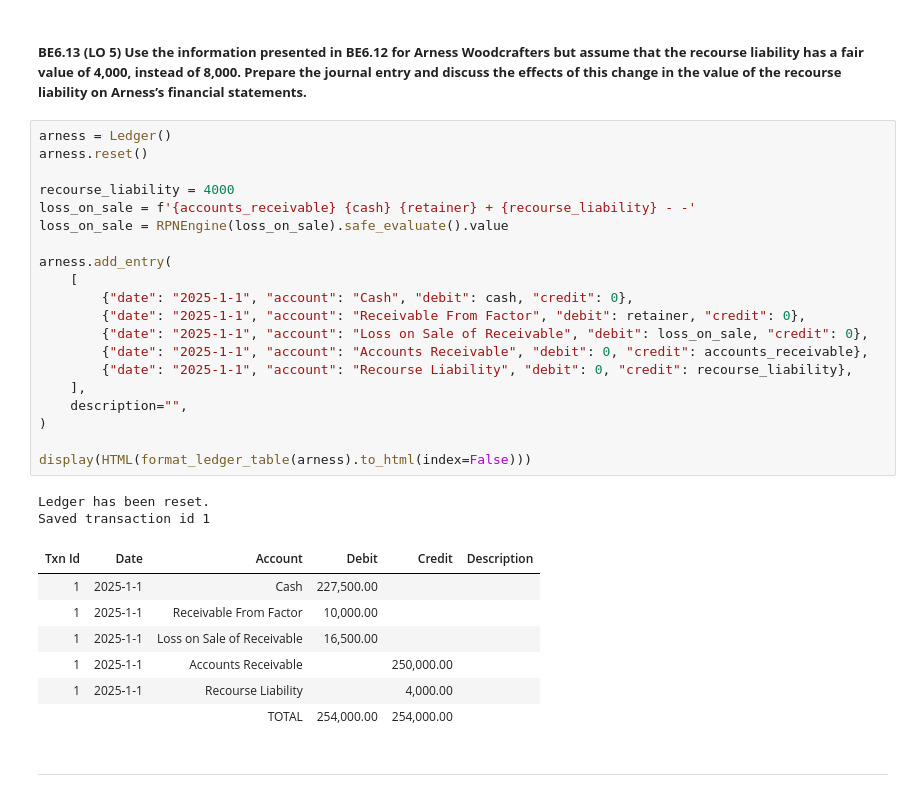
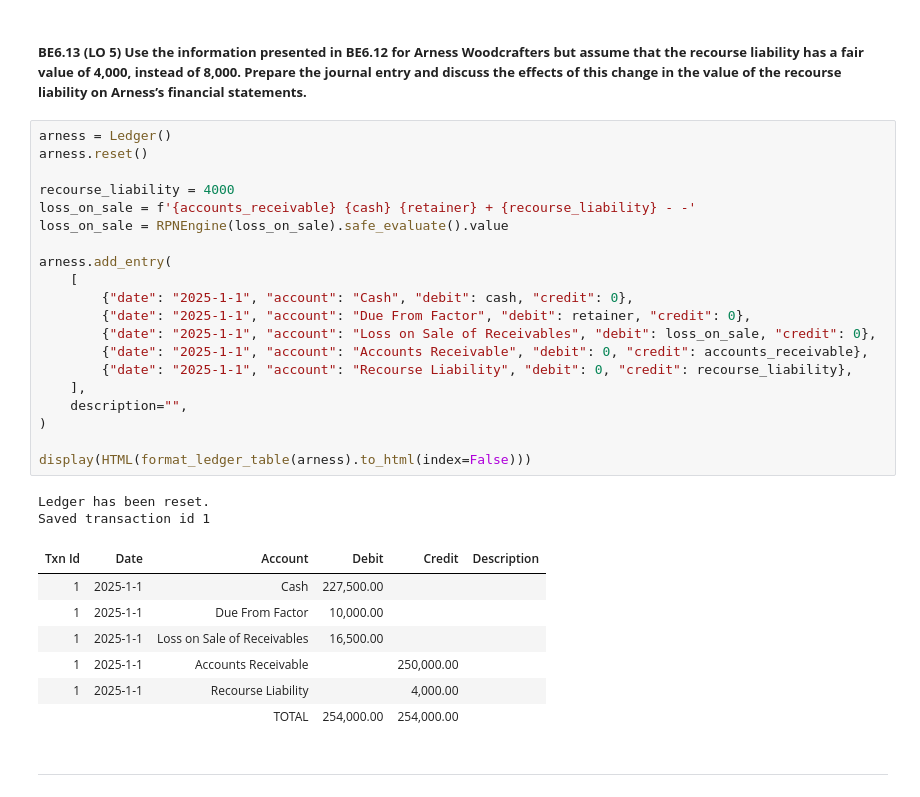
Before and after one commit to ekmartinez/Accounting, a Jupyter notebook: 02_Cash_And_Receivables/02_Cash_And_Receivables_Brief_Exercises.ipynb, the cells around one changed output. Saved outputs shown, nothing was run; the diff lists cells and outputs as text.

```diff
--- a/02_Cash_And_Receivables/02_Cash_And_Receivables_Brief_Exercises.ipynb
+++ b/02_Cash_And_Receivables/02_Cash_And_Receivables_Brief_Exercises.ipynb
@@ -615,30 +615,30 @@ Saved transaction id 1
 # %%
 arness = Ledger()
 arness.reset()
 
 recourse_liability = 4000
 loss_on_sale = f'{accounts_receivable} {cash} {retainer} + {recourse_liability} - -'
 loss_on_sale = RPNEngine(loss_on_sale).safe_evaluate().value
 
 arness.add_entry(
     [
         {"date": "2025-1-1", "account": "Cash", "debit": cash, "credit": 0},
-        {"date": "2025-1-1", "account": "Receivable From Factor", "debit": retainer, "credit": 0},
-        {"date": "2025-1-1", "account": "Loss on Sale of Receivable", "debit": loss_on_sale, "credit": 0},
+        {"date": "2025-1-1", "account": "Due From Factor", "debit": retainer, "credit": 0},
+        {"date": "2025-1-1", "account": "Loss on Sale of Receivables", "debit": loss_on_sale, "credit": 0},
         {"date": "2025-1-1", "account": "Accounts Receivable", "debit": 0, "credit": accounts_receivable},
         {"date": "2025-1-1", "account": "Recourse Liability", "debit": 0, "credit": recourse_liability},
     ],
     description="",
 )
 
 display(HTML(format_ledger_table(arness).to_html(index=False)))
 # %% [output]
 Ledger has been reset.
 Saved transaction id 1
 | Txn Id | Date | Account | Debit | Credit | Description |
 | 1 | 2025-1-1 | Cash | 227,500.00 |  |  |
-| 1 | 2025-1-1 | Receivable From Factor | 10,000.00 |  |  |
-| 1 | 2025-1-1 | Loss on Sale of Receivable | 16,500.00 |  |  |
+| 1 | 2025-1-1 | Due From Factor | 10,000.00 |  |  |
+| 1 | 2025-1-1 | Loss on Sale of Receivables | 16,500.00 |  |  |
 | 1 | 2025-1-1 | Accounts Receivable |  | 250,000.00 |  |
 | 1 | 2025-1-1 | Recourse Liability |  | 4,000.00 |  |
 |  |  | TOTAL | 254,000.00 | 254,000.00 |  |
```
